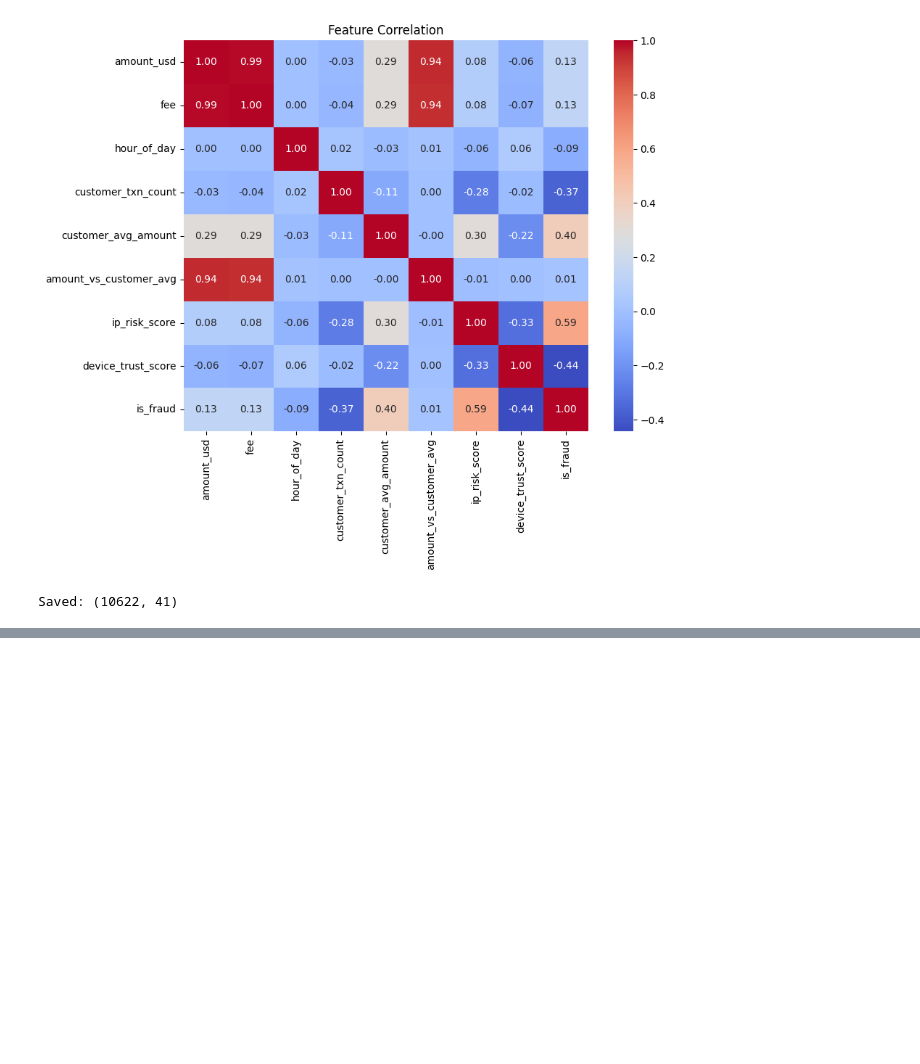
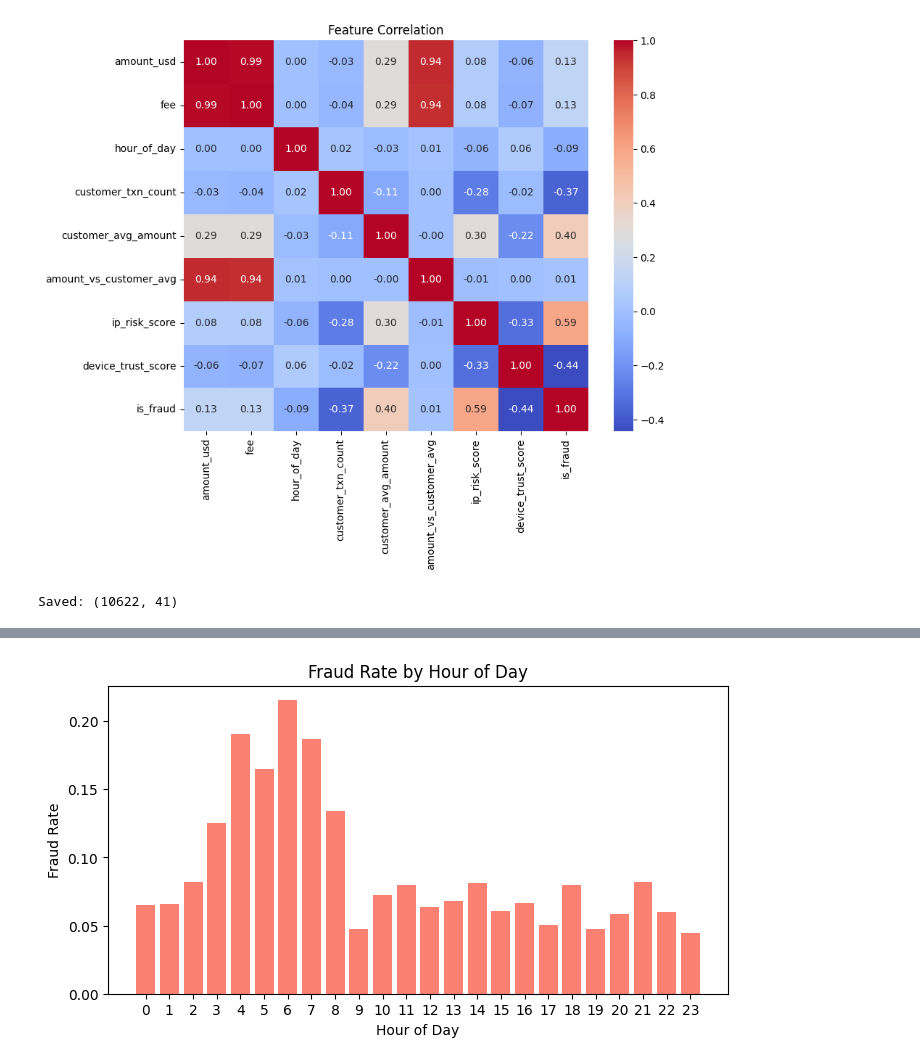
Before and after one commit to Opeyemi-io/Fraudulent-Transaction-Detection-for-Digital-Money-Transfer, a Jupyter notebook: notebook/04_features_eda.ipynb, the cells around one changed output, grey strips where cells are left out. Drawn from its saved outputs; the diff is of its cells as text; code cells hidden in the pictures; blank space fills up the shorter version.

```diff
--- a/notebook/04_features_eda.ipynb
+++ b/notebook/04_features_eda.ipynb
@@ -9,7 +9,8 @@ import numpy as np
 import matplotlib.pyplot as plt
 import seaborn as sns
 # %%
-df = pd.read_csv(r'C:\Users\Opeyemi\OneDrive - UNC Kenan-Flagler Business School\Desktop\Data Science\Fraudulent-Transaction-Detection-for-Digital-Money-Transfer/data/cleaned_transactions.csv')
+df = pd.read_csv(r'C:\Users\Opeyemi\OneDrive - UNC Kenan-Flagler Business School\Desktop\Data Science\
+    Fraudulent-Transaction-Detection-for-Digital-Money-Transfer/data/cleaned_transactions.csv')
 # %%
 df['timestamp'] = pd.to_datetime(df['timestamp'])
 # %%
@@ -186,0 +199,10 @@ Saved: (10622, 41)
+# %%
+# extract time based features
+df['hour_of_day'] = df['timestamp'].dt.hour
+df['day_of_week'] = df['timestamp'].dt.dayofweek
+df['is_weekend'] = (df['day_of_week'] >= 5).astype(int)
+
+print('time features created')
+print(df[['timestamp', 'hour_of_day', 'day_of_week', 'is_weekend']].head())
+print('\nHour of Day Distribution:')
+print(df['hour_of_day'].value_counts().sort_index())
@@ -186,0 +227,12 @@ Saved: (10622, 41)
+# %%
+#fraudrate by hour
+fraud_by_hour = df.groupby('hour_of_day')['is_fraud'].mean()
+plt.figure(figsize=(8, 4))
+plt.bar(fraud_by_hour.index, fraud_by_hour.values, color='salmon')
+plt.title('Fraud Rate by Hour of Day')
+plt.xlabel('Hour of Day')
+plt.ylabel('Fraud Rate')
+plt.xticks(range(0, 24))
+plt.show()
+# %% [output]
+[figure, added]
```
Also changed, not shown: parts of 12 cells of this notebook, 6 other files.
